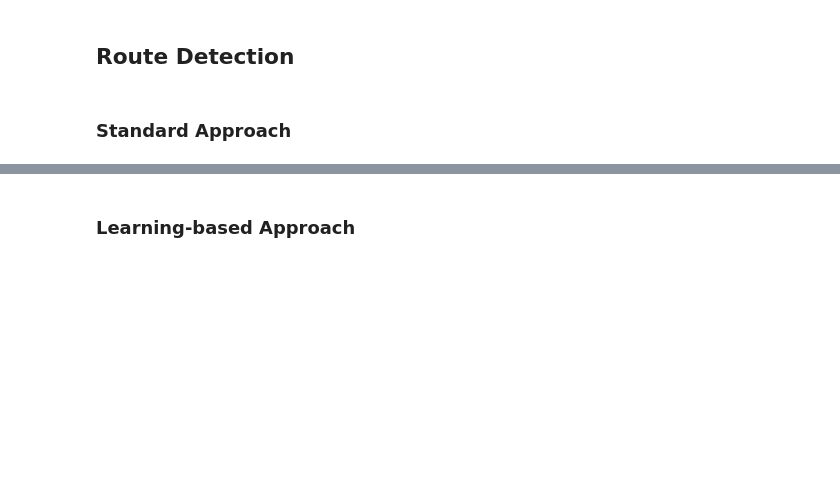
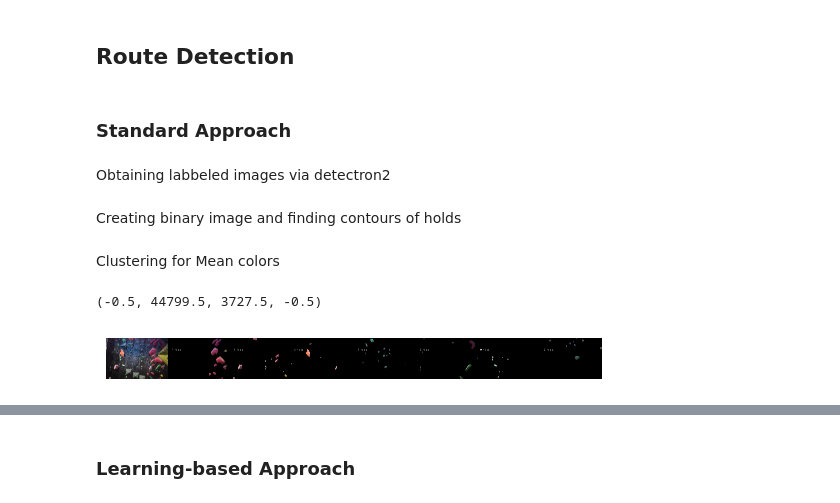
Before and after one commit to xiaoxiae/Indoor-Climbing-Hold-and-Route-Segmentation, a Jupyter notebook: demo.ipynb, the cells around one changed output, grey strips where cells are left out. Saved outputs shown, nothing was run; the diff lists cells and outputs as text; code cells hidden in the pictures; blank space fills up the shorter version.

```diff
--- a/demo.ipynb
+++ b/demo.ipynb
@@ -180,3 +180,5 @@ plt.show()
 ## Route Detection
 # %% [markdown]
 ### Standard Approach
+# %% [markdown]
+Obtaining labbeled images via detectron2
@@ -182,0 +263,51 @@ plt.show()
+# %% [markdown]
+Creating binary image and finding contours of holds
+# %%
+gray = cv2.cvtColor(image, cv2.COLOR_BGR2GRAY)
+points = np.array([[0,0],[d_dict["width"]-1,0],[d_dict["width"]-1,d_dict["height"]-1],[0,d_dict["height"]-1]])
+
+cv2.fillPoly(gray,np.int32([points]),(0,0,0))
+for poly in d_dict["annotations"]:
+    p=np.array(poly["segmentation"])
+    points = np.reshape(p,[int(p.shape[1]/2),2])
+    cv2.fillPoly(gray,np.int32([points]),(255,255,255))
+mask = gray
+
+contours, _ = cv2.findContours(mask, cv2.RETR_EXTERNAL, cv2.CHAIN_APPROX_SIMPLE)
+# %% [markdown]
+Clustering for Mean colors
+# %%
+df_mean_color = pd.DataFrame()
+for idx, contour in enumerate(contours):
+    # get mean color of contour:
+    masked = np.zeros_like(image[:, :, 0])  # This mask is used to get the mean color of the specific bead (contour), for kmeans
+    cv2.drawContours(masked, [contour], 0, 255, -1)
+
+    B_mean, G_mean, R_mean, _ = cv2.mean(image, mask=masked)
+    df = pd.DataFrame({'B_mean': B_mean, 'G_mean': G_mean, 'R_mean': R_mean}, index=[idx])
+    df_mean_color = pd.concat([df_mean_color, df])
+
+df_mean_color2 = df_mean_color
+
+km = KMeans( n_clusters=7, n_init="auto")
+df_mean_color['label'] = km.fit_predict(df_mean_color)
+
+def draw_segmented_objects(image, contours, label_cnt_idx, holds_count):
+    mask = np.zeros_like(image[:, :, 0])
+    cv2.drawContours(mask, [contours[i] for i in label_cnt_idx], -1, (255), -1)
+    masked_image = cv2.bitwise_and(image, image, mask=mask)
+    masked_image = cv2.putText(masked_image, f'{holds_count} holds', (200, 1200), cv2.FONT_HERSHEY_SIMPLEX,
+                        fontScale = 7, color = (255, 255, 255), thickness = 15, lineType = cv2.LINE_AA)
+    return masked_image
+
+img = image.copy()
+for label, df_grouped in df_mean_color.groupby('label'):
+    holds_amount = len(df_grouped)
+    masked_image = draw_segmented_objects(image, contours, df_grouped.index, holds_amount)
+    img = cv2.hconcat([img, masked_image])
+
+plt.imshow(cv2.cvtColor(img, cv2.COLOR_BGR2RGB) )
+plt.axis('off')
+# %% [output]
+(-0.5, 44799.5, 3727.5, -0.5)
+[figure, added]
```
Also changed, not shown: parts of 5 cells of this notebook.
